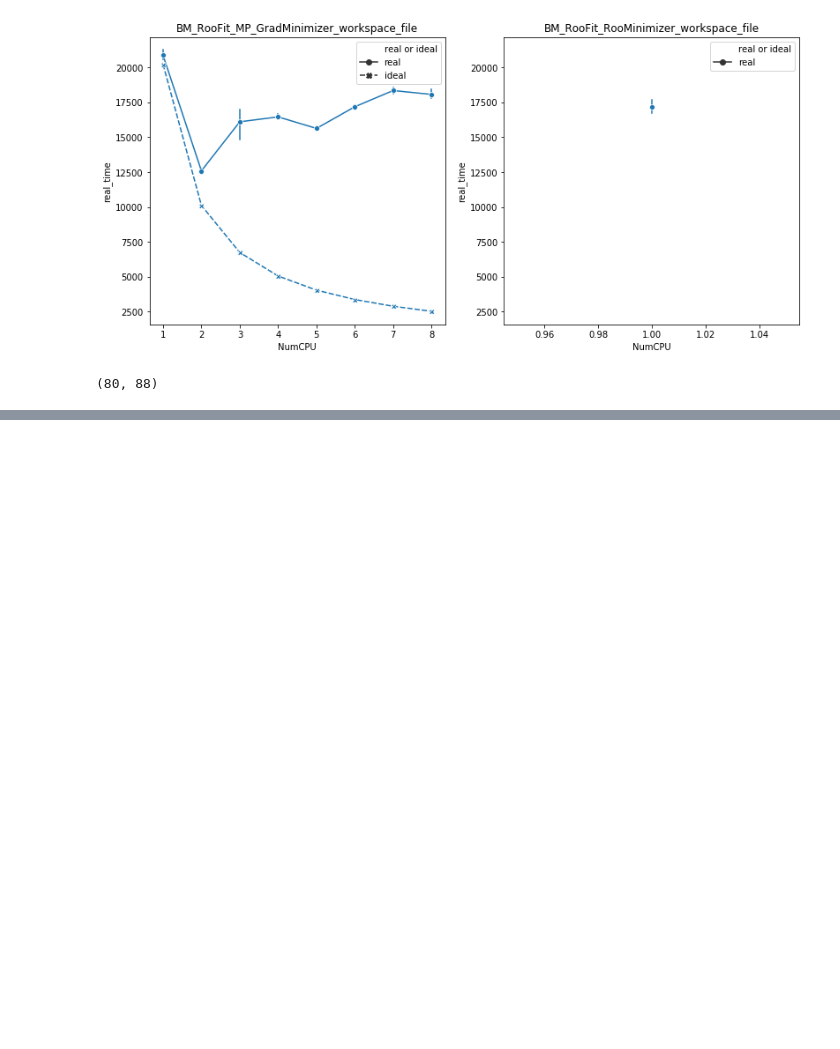
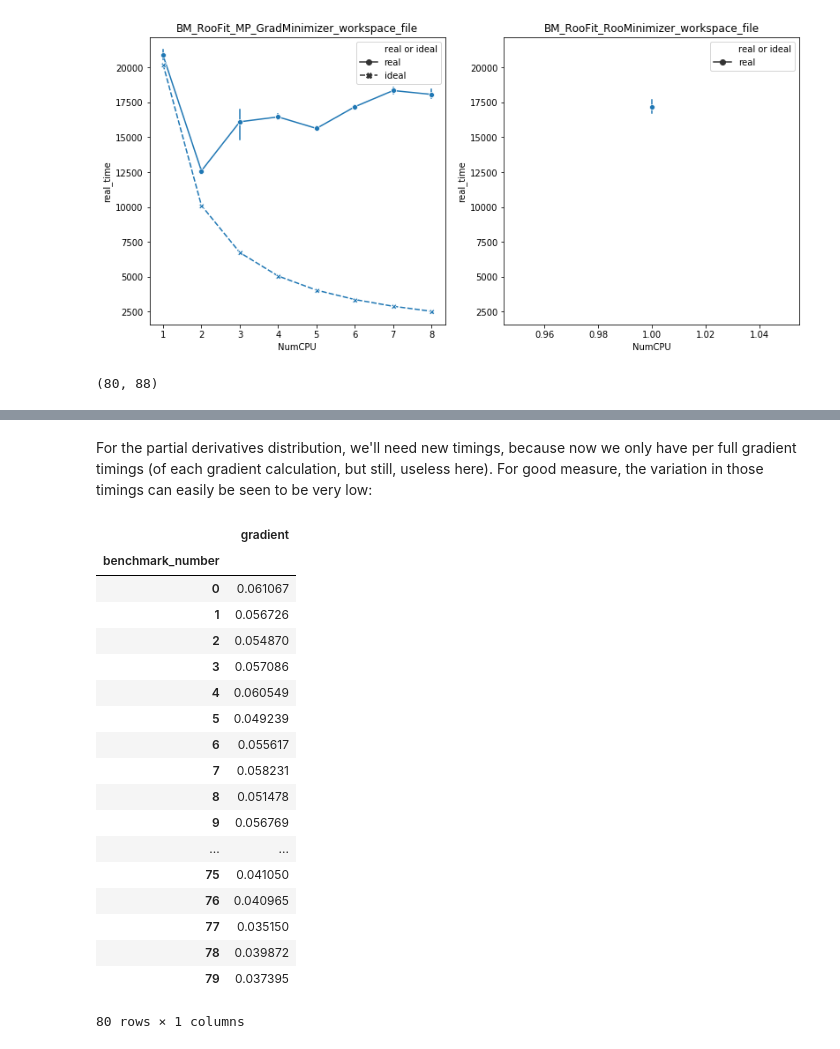
Before and after one commit to roofit-dev/parallel-roofit-scripts, a Jupyter notebook: rootbench_analysis/check_json_output.ipynb, the cells around one changed output, grey strips where cells are left out. Cells and saved outputs as stored; diff of their text form; code cells hidden in the pictures; blank space fills up the shorter version.

```diff
--- a/rootbench_analysis/check_json_output.ipynb
+++ b/rootbench_analysis/check_json_output.ipynb
@@ -329,0 +365,24 @@ Checken:
+# %% [markdown]
+For the partial derivatives distribution, we'll need new timings, because now we only have per full gradient timings (of each gradient calculation, but still, useless here). For good measure, the variation in those timings can easily be seen to be very low:
+# %%
+df_gradient_timings.groupby('benchmark_number').std()
+# %% [output]
+|  | gradient |
+| benchmark_number |  |
+| 0 | 0.061067 |
+| 1 | 0.056726 |
+| 2 | 0.054870 |
+| 3 | 0.057086 |
+| 4 | 0.060549 |
+| 5 | 0.049239 |
+| 6 | 0.055617 |
+| 7 | 0.058231 |
+| 8 | 0.051478 |
+| 9 | 0.056769 |
+| ... | ... |
+| 75 | 0.041050 |
+| 76 | 0.040965 |
+| 77 | 0.035150 |
+| 78 | 0.039872 |
+| 79 | 0.037395 |
+80 rows × 1 columns
```
Also changed, not shown: parts of 11 cells of this notebook.
